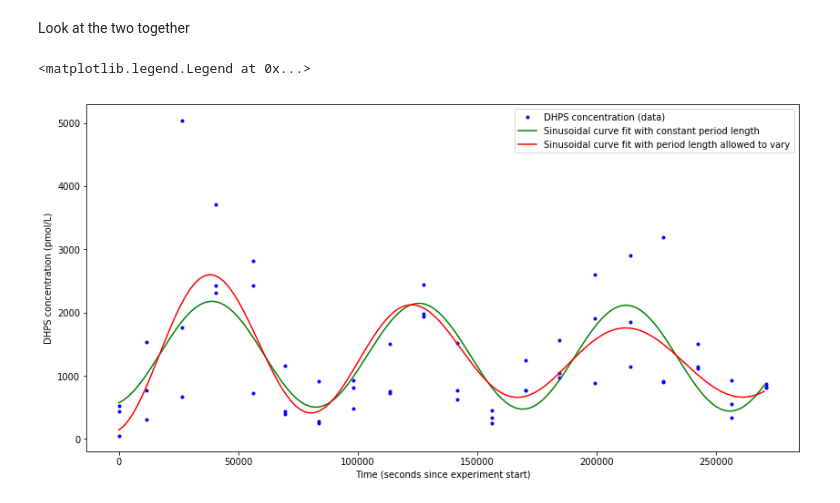
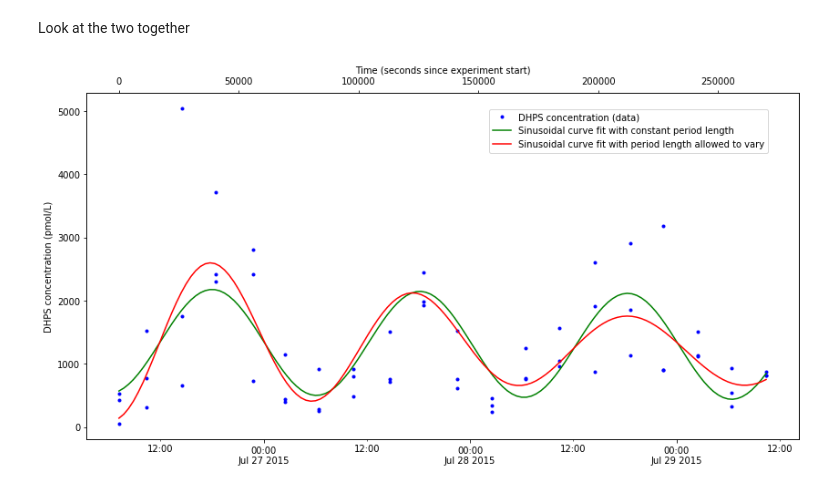
Before and after one commit to jamesrco/DielALOHA, a Jupyter notebook: python3/ALOHAdielCurveFit.ipynb, the cells around one changed output. Saved outputs shown, nothing was run; the diff lists cells and outputs as text; code cells hidden in the pictures.

Commit message:
Nicer figure

```diff
--- a/python3/ALOHAdielCurveFit.ipynb
+++ b/python3/ALOHAdielCurveFit.ipynb
@@ -248,10 +248,10 @@ def multWaves_func_varPer(x, a, b, c, d, e, f, g, h, i, j, k):
 
 
 # do the fitting
-popt_samePer, pcov_samePer = curve_fit(multWaves_func_samePer, xdata_clean_alt, ydata_clean, bounds=(
+popt_samePer, pcov_samePer = curve_fit(multWaves_func_samePer, TimestampDHPS_secFromStart_alt, ConcDHPS_noNan, bounds=(
     [-100000, 50000, -100000, -100000, -100000, -100000, -100000, -100000, -100000], (
         [15000, 100000, 15000, 15000, 15000, 15000, 15000, 15000, 15000])))
-popt_varPer, pcov_varPer = curve_fit(multWaves_func_varPer, xdata_clean_alt, ydata_clean, bounds=(
+popt_varPer, pcov_varPer = curve_fit(multWaves_func_varPer, TimestampDHPS_secFromStart_alt, ConcDHPS_noNan, bounds=(
     [-100000, 50000, -100000, -100000, 50000, -100000, -100000, 50000, -100000, -100000, -100000], (
         [15000, 100000, 15000, 15000, 100000, 15000, 15000, 100000, 15000, 15000, 15000])))
 
@@ -295,16 +295,32 @@ plt.plot(pandas.Series(list(range(0, int(xdata_clean_alt[len(xdata_clean_alt)-1]
 # %% [markdown]
 Look at the two together
 # %%
+# get, store current timezone setting
+current_matplotTZ = plt.rcParams['timezone']
+# set to 'Pacific/Honolulu' temporarily
+plt.rcParams['timezone'] = 'Pacific/Honolulu'
+
 fig = plt.figure(figsize=(14, 7))
 
-plt.plot(xdata_clean_alt, ydata_clean, 'b.', label = 'DHPS concentration (data)')
-plt.plot(pandas.Series(list(range(0, int(xdata_clean_alt[len(xdata_clean_alt)-1]), 2000))), multWaves_func_samePer(
-   pandas.Series(list(range(0, int(xdata_clean_alt[len(xdata_clean_alt)-1]), 2000))), *popt_samePer), 'g-', label = 'Sinusoidal curve fit with constant period length')
-plt.plot(pandas.Series(list(range(0, int(xdata_clean_alt[len(xdata_clean_alt)-1]), 2000))), multWaves_func_varPer(
-   pandas.Series(list(range(0, int(xdata_clean_alt[len(xdata_clean_alt)-1]), 2000))), *popt_varPer), 'r-', label = 'Sinusoidal curve fit with period length allowed to vary')
+ax1 = fig.add_subplot(111)
+ax1.plot(TimestampDHPS_noNan,ConcDHPS_noNan, 'b.', label = 'DHPS concentration (data)')
+ax1.xaxis.set_major_locator(pltdates.DayLocator(interval=1))
+ax1.xaxis.set_minor_locator(pltdates.HourLocator(byhour=12))
+ax1.xaxis.set_major_formatter(pltdates.DateFormatter('%H:%M%\n%b %d %Y'))
+ax1.xaxis.set_minor_formatter(pltdates.DateFormatter('%H:%M'))
+ax1.xaxis_date(pytz.timezone('Pacific/Honolulu'))
+plt.ylabel('DHPS concentration (pmol/L)')
+
+ax2 = ax1.twiny()
+ax2.plot(pandas.Series(list(range(0, int(TimestampDHPS_secFromStart_alt[len(TimestampDHPS_secFromStart_alt)-1]), 2000))), multWaves_func_samePer(
+   pandas.Series(list(range(0, int(TimestampDHPS_secFromStart_alt[len(TimestampDHPS_secFromStart_alt)-1]), 2000))), *popt_samePer), 'g-', label = 'Sinusoidal curve fit with constant period length')
+ax2.plot(pandas.Series(list(range(0, int(TimestampDHPS_secFromStart_alt[len(TimestampDHPS_secFromStart_alt)-1]), 2000))), multWaves_func_varPer(
+   pandas.Series(list(range(0, int(TimestampDHPS_secFromStart_alt[len(TimestampDHPS_secFromStart_alt)-1]), 2000))), *popt_varPer), 'r-', label = 'Sinusoidal curve fit with period length allowed to vary')
 plt.xlabel('Time (seconds since experiment start)')
-plt.ylabel('DHPS concentration (pmol/L)')
-plt.legend()
+
+fig.legend(bbox_to_anchor=(.8, .8))
+
+# set matplotlib timezone back
+plt.rcParams['timezone'] = current_matplotTZ
 # %% [output]
-<matplotlib.legend.Legend at 0x...>
-[figure, old version]
+[figure, new version]
```
Also changed, not shown: parts of 3 cells of this notebook.
